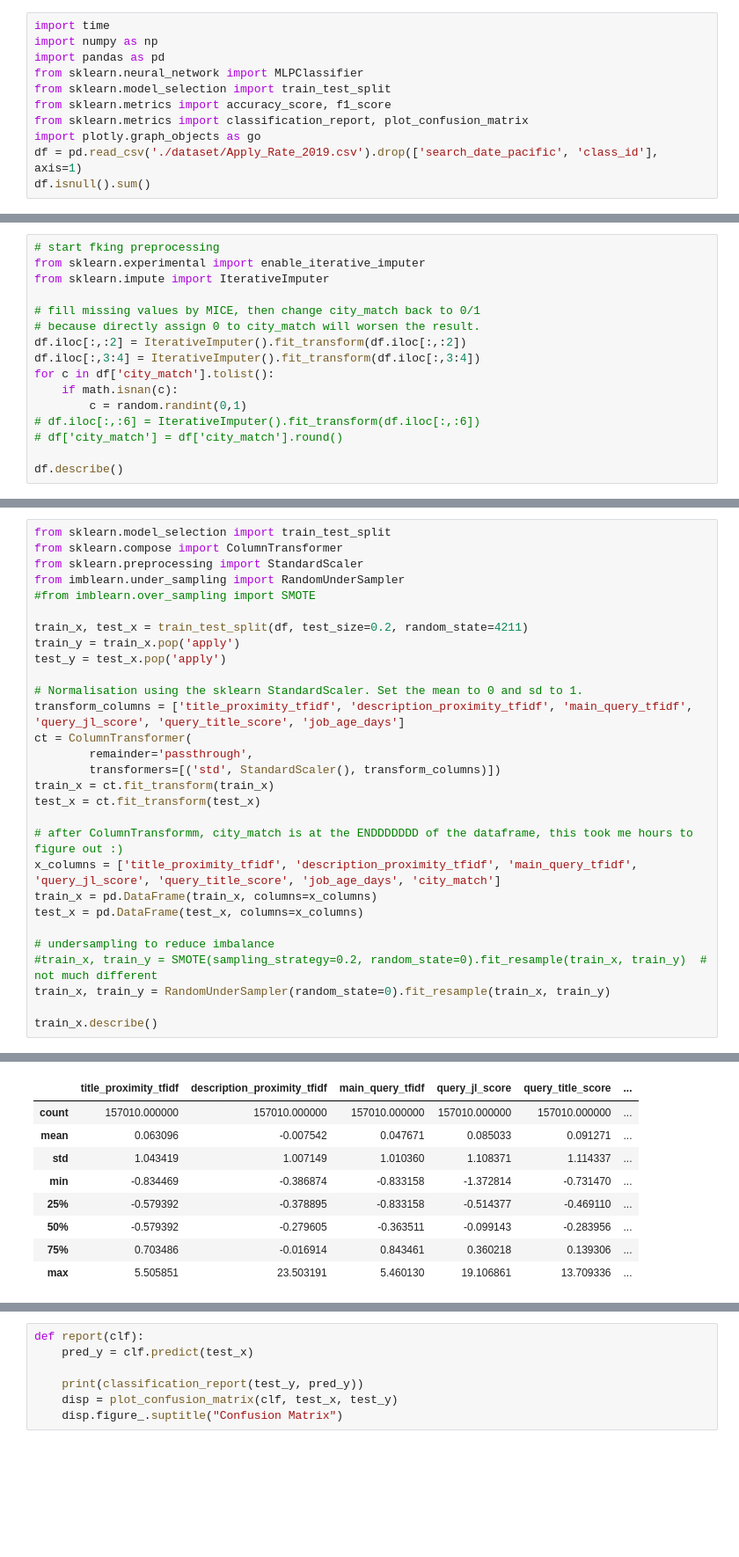
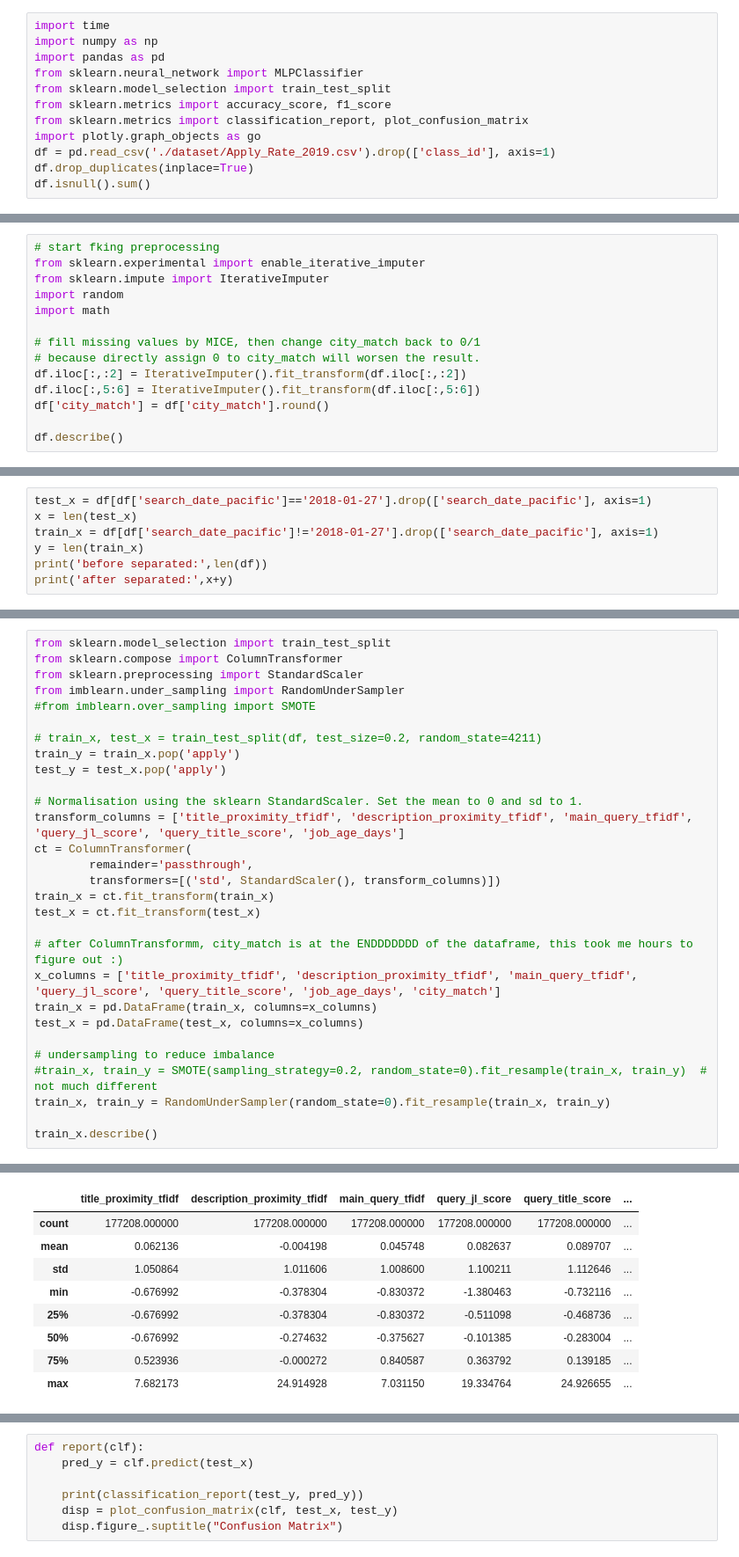
Before and after one commit to jshian/Predict_CTR, a Jupyter notebook: nn.ipynb, the cells around one changed output, grey strips where cells are left out. Shown at 88% size. Saved outputs shown, nothing was run; the diff lists cells and outputs as text; blank space fills up the shorter version.

```diff
--- a/nn.ipynb
+++ b/nn.ipynb
@@ -7,6 +7,7 @@ from sklearn.model_selection import train_test_split
 from sklearn.metrics import accuracy_score, f1_score
 from sklearn.metrics import classification_report, plot_confusion_matrix
 import plotly.graph_objects as go
-df = pd.read_csv('./dataset/Apply_Rate_2019.csv').drop(['search_date_pacific', 'class_id'], axis=1)
+df = pd.read_csv('./dataset/Apply_Rate_2019.csv').drop(['class_id'], axis=1)
+df.drop_duplicates(inplace=True)
 df.isnull().sum()
 # %% [output]
@@ -33,16 +34,14 @@ fig.show()  # imbalanced
 # start fking preprocessing
 from sklearn.experimental import enable_iterative_imputer
 from sklearn.impute import IterativeImputer
+import random
+import math
 
 # fill missing values by MICE, then change city_match back to 0/1
 # because directly assign 0 to city_match will worsen the result.
 df.iloc[:,:2] = IterativeImputer().fit_transform(df.iloc[:,:2])
-df.iloc[:,3:4] = IterativeImputer().fit_transform(df.iloc[:,3:4])
-for c in df['city_match'].tolist():
-    if math.isnan(c):
-        c = random.randint(0,1)
-# df.iloc[:,:6] = IterativeImputer().fit_transform(df.iloc[:,:6])
-# df['city_match'] = df['city_match'].round()
+df.iloc[:,5:6] = IterativeImputer().fit_transform(df.iloc[:,5:6])
+df['city_match'] = df['city_match'].round()
 
 df.describe()
 # %% [output]
@@ -66,0 +74,7 @@ df.head()
+# %%
+test_x = df[df['search_date_pacific']=='2018-01-27'].drop(['search_date_pacific'], axis=1)
+x = len(test_x)
+train_x = df[df['search_date_pacific']!='2018-01-27'].drop(['search_date_pacific'], axis=1)
+y = len(train_x)
+print('before separated:',len(df))
+print('after separated:',x+y)
@@ -71,7 +88,7 @@ from sklearn.preprocessing import StandardScaler
 from imblearn.under_sampling import RandomUnderSampler
 #from imblearn.over_sampling import SMOTE
 
-train_x, test_x = train_test_split(df, test_size=0.2, random_state=4211)
+# train_x, test_x = train_test_split(df, test_size=0.2, random_state=4211)
 train_y = train_x.pop('apply')
 test_y = test_x.pop('apply')
 
@@ -98,12 +114,12 @@ Using TensorFlow backend.
 |  | title_proximity_tfidf | description_proximity_tfidf | main_query_tfidf | query_jl_score | query_title_score | ... |
-| count | 157010.000000 | 157010.000000 | 157010.000000 | 157010.000000 | 157010.000000 | ... |
-| mean | 0.063096 | -0.007542 | 0.047671 | 0.085033 | 0.091271 | ... |
-| std | 1.043419 | 1.007149 | 1.010360 | 1.108371 | 1.114337 | ... |
-| min | -0.834469 | -0.386874 | -0.833158 | -1.372814 | -0.731470 | ... |
-| 25% | -0.579392 | -0.378895 | -0.833158 | -0.514377 | -0.469110 | ... |
-| 50% | -0.579392 | -0.279605 | -0.363511 | -0.099143 | -0.283956 | ... |
-| 75% | 0.703486 | -0.016914 | 0.843461 | 0.360218 | 0.139306 | ... |
-| max | 5.505851 | 23.503191 | 5.460130 | 19.106861 | 13.709336 | ... |
+| count | 177208.000000 | 177208.000000 | 177208.000000 | 177208.000000 | 177208.000000 | ... |
+| mean | 0.062136 | -0.004198 | 0.045748 | 0.082637 | 0.089707 | ... |
+| std | 1.050864 | 1.011606 | 1.008600 | 1.100211 | 1.112646 | ... |
+| min | -0.676992 | -0.378304 | -0.830372 | -1.380463 | -0.732116 | ... |
+| 25% | -0.676992 | -0.378304 | -0.830372 | -0.511098 | -0.468736 | ... |
+| 50% | -0.676992 | -0.274632 | -0.375627 | -0.101385 | -0.283004 | ... |
+| 75% | 0.523936 | -0.000272 | 0.840587 | 0.363792 | 0.139185 | ... |
+| max | 7.682173 | 24.914928 | 7.031150 | 19.334764 | 24.926655 | ... |
 # %%
 train_x.head()
 # %% [output]
```
Also changed, not shown: parts of 14 cells of this notebook.
